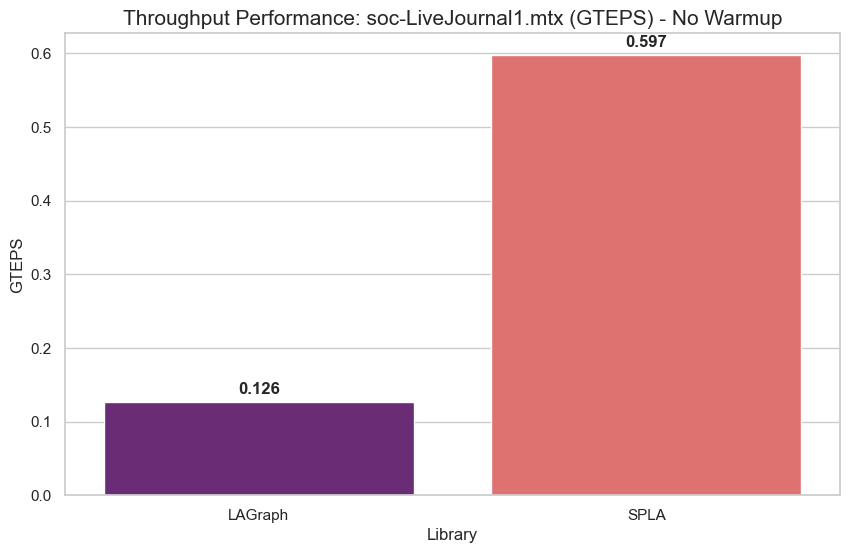
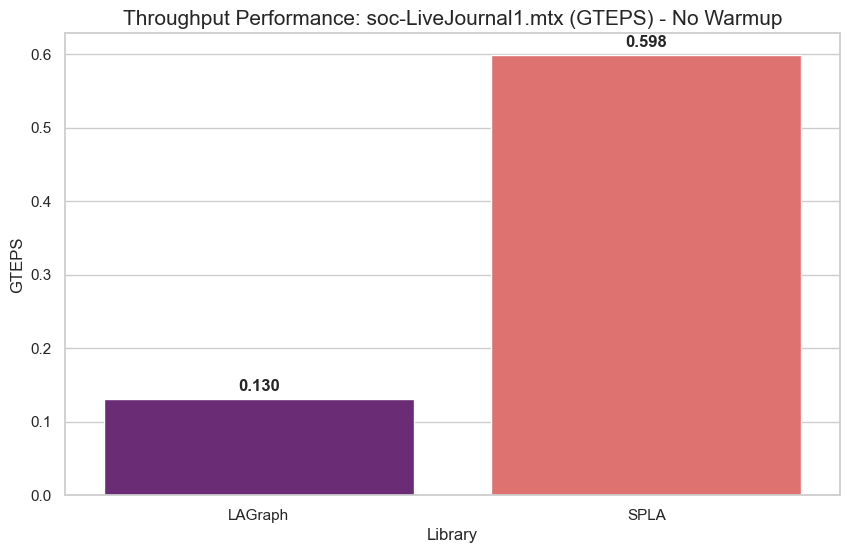
Unified diff of the notebook cell whose output changed from the first chart to the second:
--- before
+++ after
@@ -10,4 +10,5 @@
                     ha = 'center', va = 'center', xytext = (0, 9), textcoords = 'offset points', fontweight='bold')
     plt.title(f'Throughput Performance: {target_graph} (GTEPS) - No Warmup', fontsize=15)
+    plt.savefig(f"sssp/throughput{target_graph}.png")
     plt.show()
 

Commit: docs: update notebooks